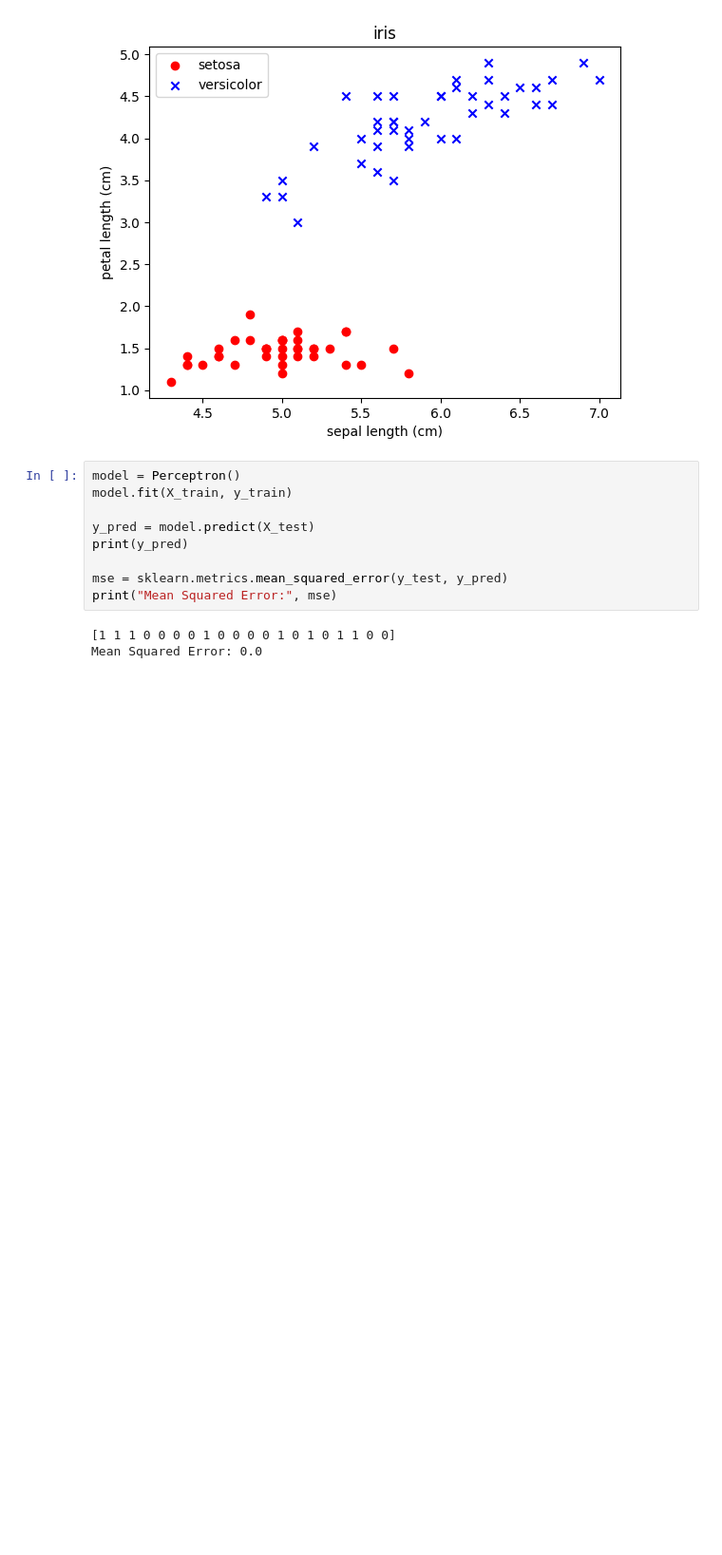
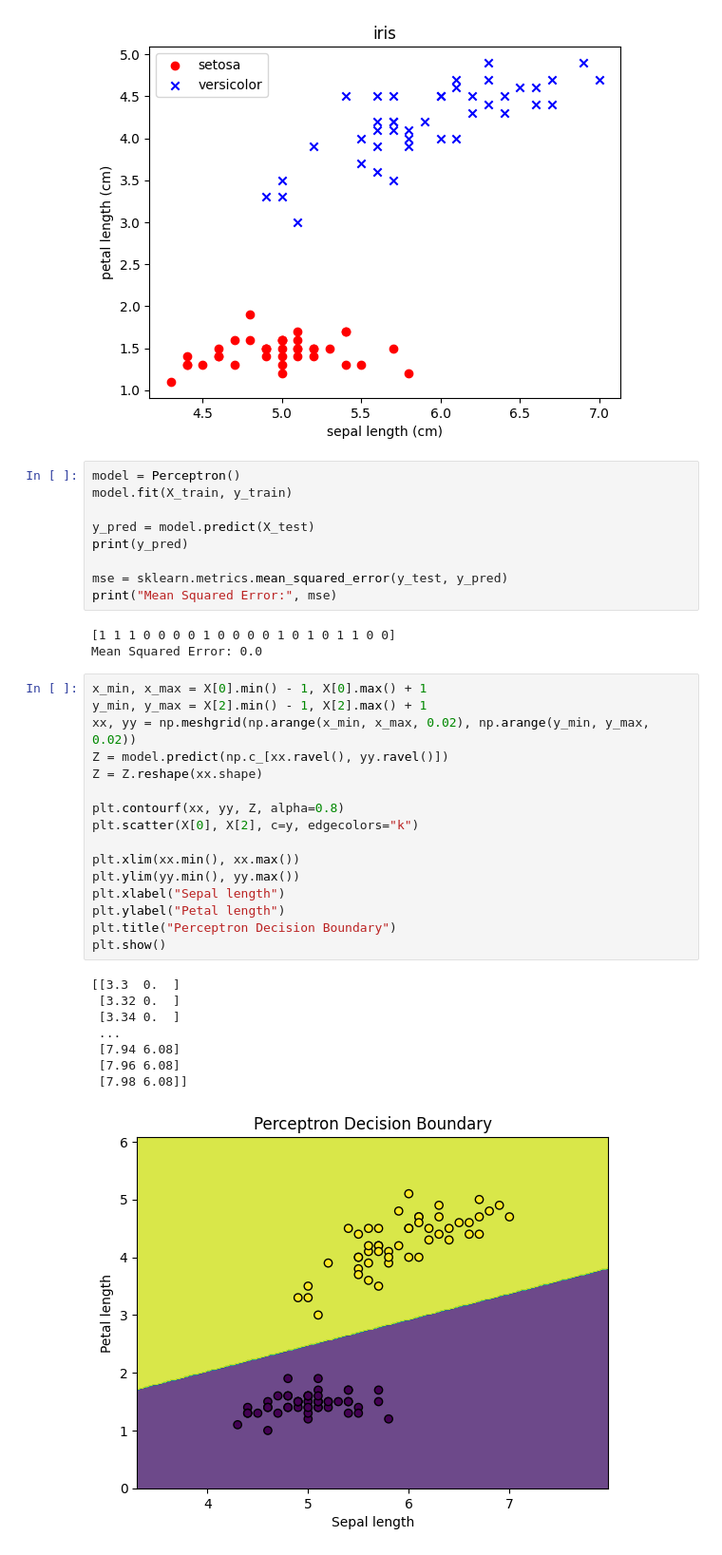
Before and after one commit to lambdasawa/lambdasawa, a Jupyter notebook: sandbox/book-machine-learning-with-pytorch/notebooks/iris-perceptron.ipynb, the cells around one changed output. Shown at 95% size. Cells and saved outputs as stored; diff of their text form; blank space fills up the shorter version.

Commit message:
Add chart

```diff
--- a/sandbox/book-machine-learning-with-pytorch/notebooks/iris-perceptron.ipynb
+++ b/sandbox/book-machine-learning-with-pytorch/notebooks/iris-perceptron.ipynb
@@ -66,3 +66,28 @@ print("Mean Squared Error:", mse)
 # %% [output]
 [1 1 1 0 0 0 0 1 0 0 0 0 1 0 1 0 1 1 0 0]
 Mean Squared Error: 0.0
+# %%
+x_min, x_max = X[0].min() - 1, X[0].max() + 1
+y_min, y_max = X[2].min() - 1, X[2].max() + 1
+xx, yy = np.meshgrid(np.arange(x_min, x_max, 0.02), np.arange(y_min, y_max, 0.02))
+Z = model.predict(np.c_[xx.ravel(), yy.ravel()])
+Z = Z.reshape(xx.shape)
+
+plt.contourf(xx, yy, Z, alpha=0.8)
+plt.scatter(X[0], X[2], c=y, edgecolors="k")
+
+plt.xlim(xx.min(), xx.max())
+plt.ylim(yy.min(), yy.max())
+plt.xlabel("Sepal length")
+plt.ylabel("Petal length")
+plt.title("Perceptron Decision Boundary")
+plt.show()
+# %% [output]
+[[3.3  0.  ]
+ [3.32 0.  ]
+ [3.34 0.  ]
+ ...
+ [7.94 6.08]
+ [7.96 6.08]
+ [7.98 6.08]]
+[figure, added]
```
